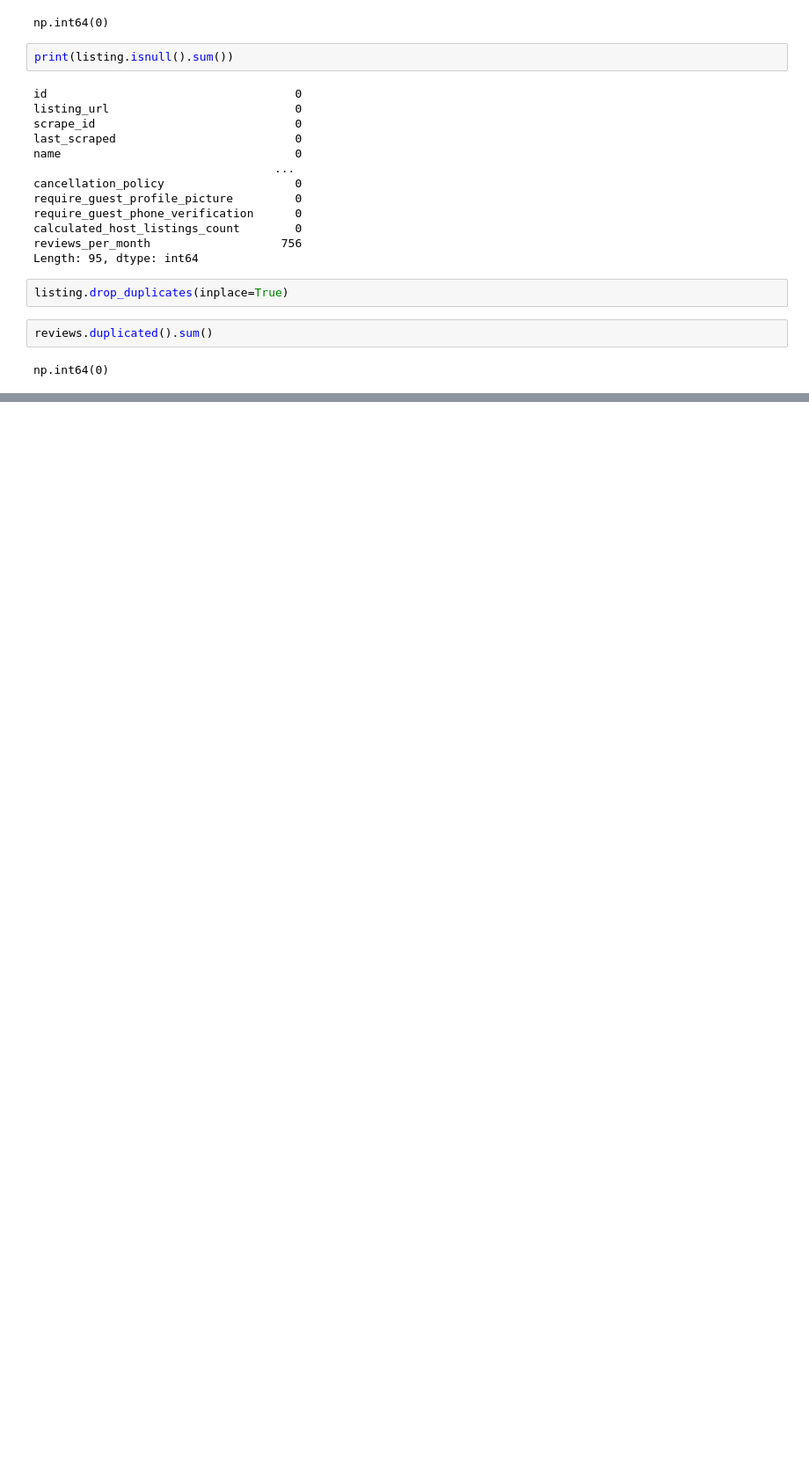
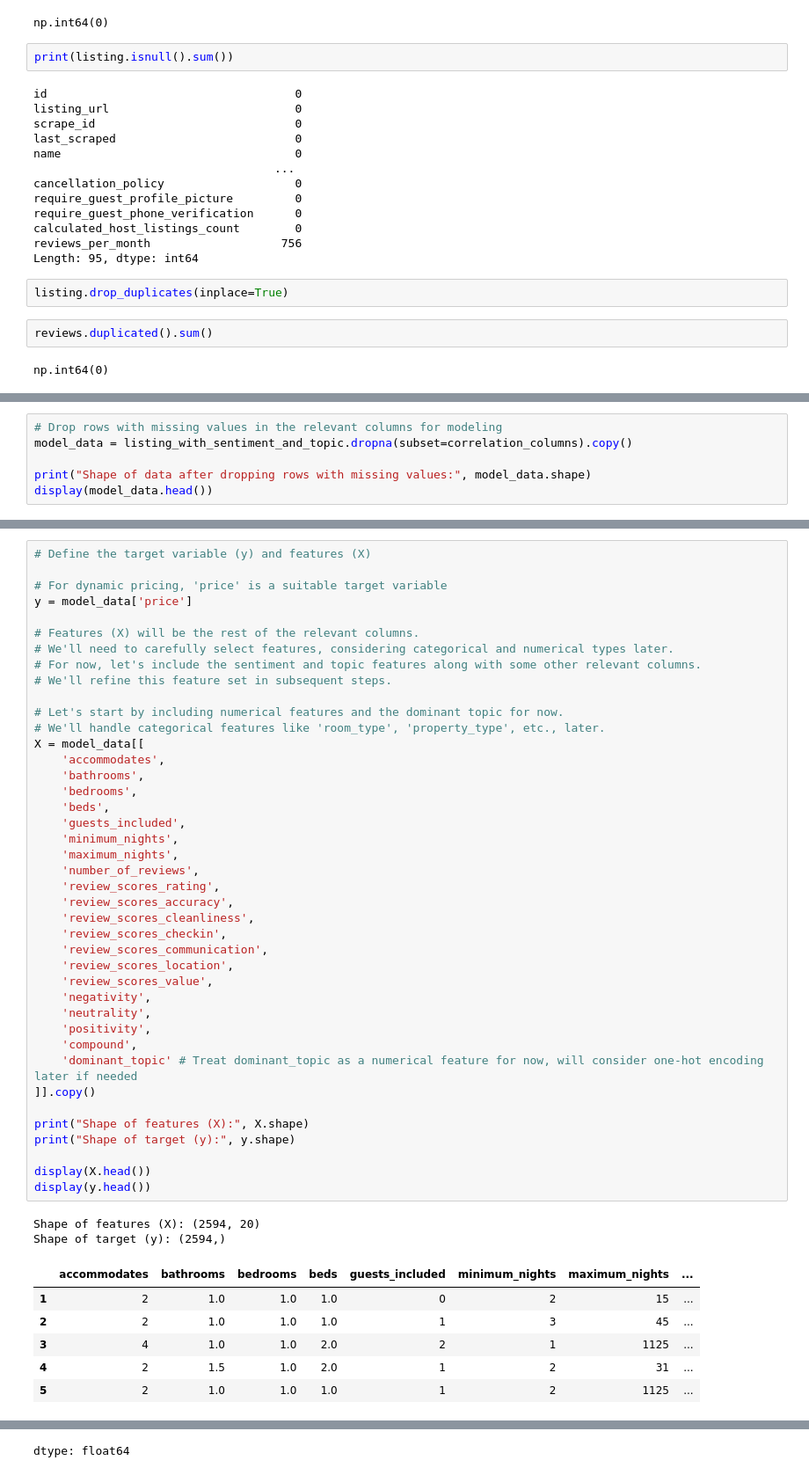
Before and after one commit to Pbartuiyot/Advance-Machine-Learning, a Jupyter notebook: airbnb_boston_sentimental_analysis_customer_reviews.ipynb, the cells around one changed output, grey strips where cells are left out. Shown at 88% size. Cells and saved outputs as stored; diff of their text form; blank space fills up the shorter version.

```diff
--- a/airbnb_boston_sentimental_analysis_customer_reviews.ipynb
+++ b/airbnb_boston_sentimental_analysis_customer_reviews.ipynb
@@ -754,0 +512,6 @@ ValueError: Columns must be same length as key
+# %%
+# Drop rows with missing values in the relevant columns for modeling
+model_data = listing_with_sentiment_and_topic.dropna(subset=correlation_columns).copy()
+
+print("Shape of data after dropping rows with missing values:", model_data.shape)
+display(model_data.head())
@@ -754,0 +527,50 @@ ValueError: Columns must be same length as key
+# %%
+# Define the target variable (y) and features (X)
+
+# For dynamic pricing, 'price' is a suitable target variable
+y = model_data['price']
+
+# Features (X) will be the rest of the relevant columns.
+# We'll need to carefully select features, considering categorical and numerical types later.
+# For now, let's include the sentiment and topic features along with some other relevant columns.
+# We'll refine this feature set in subsequent steps.
+
+# Let's start by including numerical features and the dominant topic for now.
+# We'll handle categorical features like 'room_type', 'property_type', etc., later.
+X = model_data[[
+    'accommodates',
+    'bathrooms',
+    'bedrooms',
+    'beds',
+    'guests_included',
+    'minimum_nights',
+    'maximum_nights',
+    'number_of_reviews',
+    'review_scores_rating',
+    'review_scores_accuracy',
+    'review_scores_cleanliness',
+    'review_scores_checkin',
+    'review_scores_communication',
+    'review_scores_location',
+    'review_scores_value',
+    'negativity',
+    'neutrality',
+    'positivity',
+    'compound',
+    'dominant_topic' # Treat dominant_topic as a numerical feature for now, will consider one-hot encoding later if needed
+]].copy()
+
+print("Shape of features (X):", X.shape)
+print("Shape of target (y):", y.shape)
+
+display(X.head())
+display(y.head())
+# %% [output]
+Shape of features (X): (2594, 20)
+Shape of target (y): (2594,)
+|  | accommodates | bathrooms | bedrooms | beds | guests_included | minimum_nights | maximum_nights | ... |
+| 1 | 2 | 1.0 | 1.0 | 1.0 | 0 | 2 | 15 | ... |
+| 2 | 2 | 1.0 | 1.0 | 1.0 | 1 | 3 | 45 | ... |
+| 3 | 4 | 1.0 | 1.0 | 2.0 | 2 | 1 | 1125 | ... |
+| 4 | 2 | 1.5 | 1.0 | 2.0 | 1 | 2 | 31 | ... |
+| 5 | 2 | 1.0 | 1.0 | 1.0 | 1 | 2 | 1125 | ... |
@@ -754,0 +583 @@ ValueError: Columns must be same length as key
+dtype: float64
```
Also changed, not shown: parts of 64 cells of this notebook.
